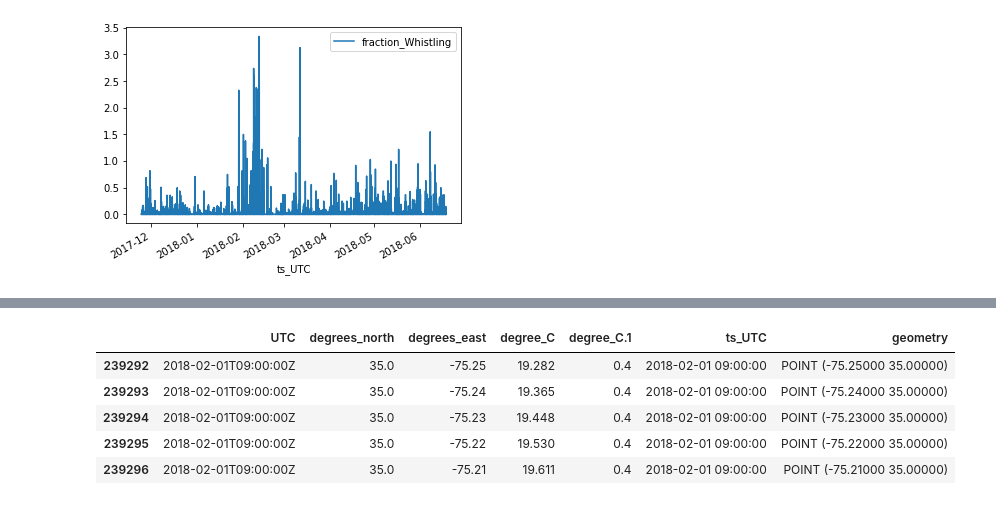
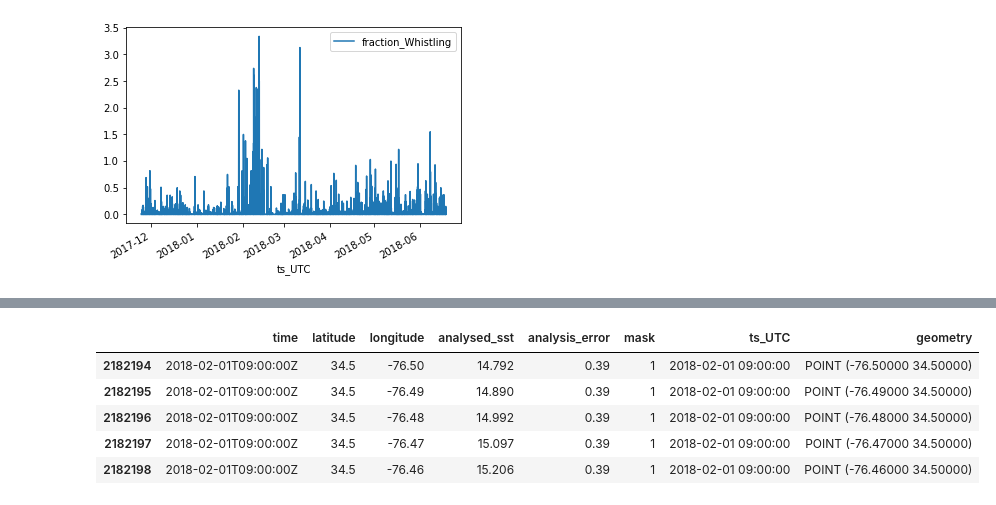
Before and after one commit to sblockhartzzero/SampleCode, a Jupyter notebook: Bioacoustics/whistles_and_sst_ADEON.ipynb, the cells around one changed output, grey strips where cells are left out. Cells and saved outputs as stored; diff of their text form; code cells hidden in the pictures.

```diff
--- a/Bioacoustics/whistles_and_sst_ADEON.ipynb
+++ b/Bioacoustics/whistles_and_sst_ADEON.ipynb
@@ -18,4 +19,4 @@ from datetime import datetime
 # %%
 # Load SST csv file into pandas dataframe
-df_sst = pd.read_csv('jplMURSST41_6956_80b0_6cc6.csv', header=1)
-#df_sst.head()
+# df_sst = pd.read_csv('jplMURSST41_6956_80b0_6cc6.csv', header=1)
+df_sst = pd.read_csv('jplMURSST41_0528_e323_ab75.csv', header=0)
@@ -22,7 +32,6 @@ df_sst = pd.read_csv('jplMURSST41_6956_80b0_6cc6.csv', header=1)
 # %%
 # Convert to datetime like
-# df['Time stamp'] = pd.to_datetime(df['Time stamp'], format= '%d/%m/%Y')
-df_sst['ts_UTC'] = pd.to_datetime(df_sst['UTC'], format='%Y-%m-%dT%H:%M:%SZ')
+df_sst['ts_UTC'] = pd.to_datetime(df_sst['time'], format='%Y-%m-%dT%H:%M:%SZ')
 # %%
 # Check datatypes
 df_sst.info()
@@ -104,20 +114,21 @@ Text(0, 0.5, 'SST in degrees C')
 # During 3 of these events, the fraction of whistling was very high.
 # %%
 # Add geometry to the pandas df_sst dataframe and create a geodataframe
-df_sst['geometry'] = df_sst.apply(lambda row: Point(row.degrees_east, row.degrees_north), axis=1)
+df_sst['geometry'] = df_sst.apply(lambda row: Point(row.longitude, row.latitude), axis=1)
 df_sst = gpd.GeoDataFrame(df_sst, crs={'init' :'epsg:4326'})
 # %%
 # Plot SST field at a specified (datetime) ts_UTC
 # Pick a time when there are a lot of vocalizations AND the SST is low.
 #help(gpd.GeoDataFrame)
 df_sst_snapshot = df_sst.loc[lambda df_sst: df_sst['ts_UTC'] == '2018-02-01 09:00:00']
-df_sst_snapshot.head()
+df_sst_snapshot_H20 = df_sst_snapshot.loc[lambda df_sst_snapshot: df_sst_snapshot['mask'] == 1]
+df_sst_snapshot_H20.head()
 # %% [output]
-|  | UTC | degrees_north | degrees_east | degree_C | degree_C.1 | ts_UTC | geometry |
-| 239292 | 2018-02-01T09:00:00Z | 35.0 | -75.25 | 19.282 | 0.4 | 2018-02-01 09:00:00 | POINT (-75.25000 35.00000) |
-| 239293 | 2018-02-01T09:00:00Z | 35.0 | -75.24 | 19.365 | 0.4 | 2018-02-01 09:00:00 | POINT (-75.24000 35.00000) |
-| 239294 | 2018-02-01T09:00:00Z | 35.0 | -75.23 | 19.448 | 0.4 | 2018-02-01 09:00:00 | POINT (-75.23000 35.00000) |
-| 239295 | 2018-02-01T09:00:00Z | 35.0 | -75.22 | 19.530 | 0.4 | 2018-02-01 09:00:00 | POINT (-75.22000 35.00000) |
-| 239296 | 2018-02-01T09:00:00Z | 35.0 | -75.21 | 19.611 | 0.4 | 2018-02-01 09:00:00 | POINT (-75.21000 35.00000) |
+|  | time | latitude | longitude | analysed_sst | analysis_error | mask | ts_UTC | geometry |
+| 2182194 | 2018-02-01T09:00:00Z | 34.5 | -76.50 | 14.792 | 0.39 | 1 | 2018-02-01 09:00:00 | POINT (-76.50000 34.50000) |
+| 2182195 | 2018-02-01T09:00:00Z | 34.5 | -76.49 | 14.890 | 0.39 | 1 | 2018-02-01 09:00:00 | POINT (-76.49000 34.50000) |
+| 2182196 | 2018-02-01T09:00:00Z | 34.5 | -76.48 | 14.992 | 0.39 | 1 | 2018-02-01 09:00:00 | POINT (-76.48000 34.50000) |
+| 2182197 | 2018-02-01T09:00:00Z | 34.5 | -76.47 | 15.097 | 0.39 | 1 | 2018-02-01 09:00:00 | POINT (-76.47000 34.50000) |
+| 2182198 | 2018-02-01T09:00:00Z | 34.5 | -76.46 | 15.206 | 0.39 | 1 | 2018-02-01 09:00:00 | POINT (-76.46000 34.50000) |
 # %%
 # Plot SST at specified datetime
```
Also changed, not shown: parts of 8 cells of this notebook.
